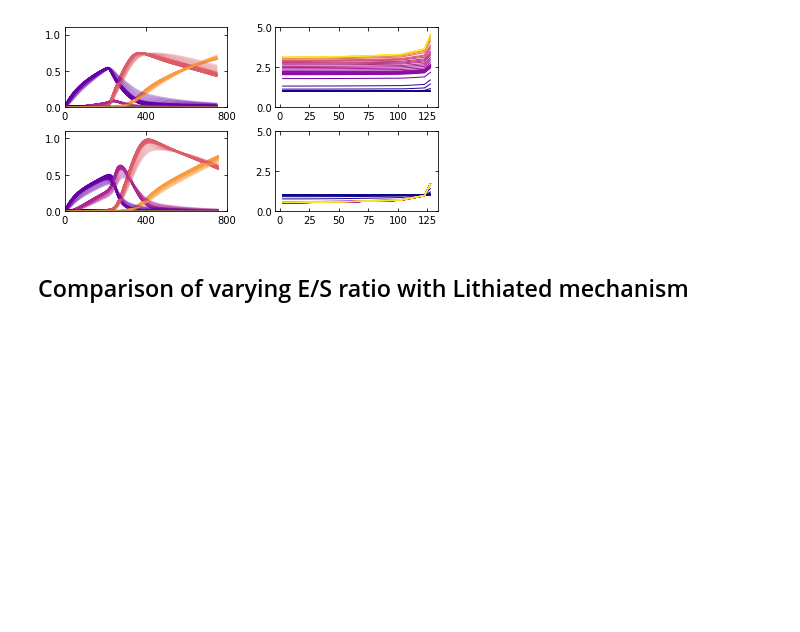
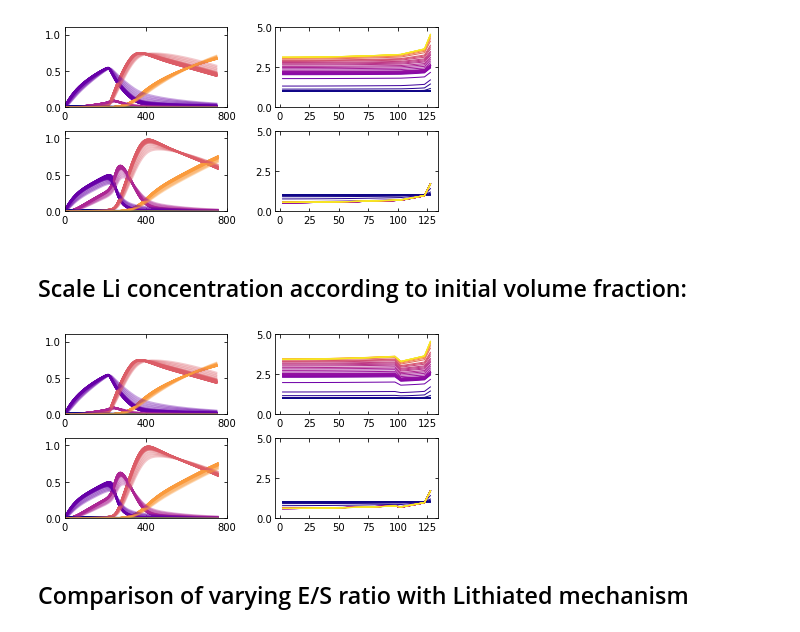
Before and after one commit to decaluwe/2020_Li_Sulfur_Modeling, a Jupyter notebook: Figures/scripts/Li_S Plotting.ipynb, the cells around one changed output. Saved outputs shown, nothing was run; the diff lists cells and outputs as text; code cells hidden in the pictures; blank space fills up the shorter version.

```diff
--- a/Figures/scripts/Li_S Plotting.ipynb
+++ b/Figures/scripts/Li_S Plotting.ipynb
@@ -485,6 +560,85 @@ os.chdir(owd)
  7.250e-05 7.750e-05 8.250e-05 8.750e-05 9.250e-05 9.750e-05 1.025e-04
  1.075e-04 1.125e-04 1.175e-04 1.225e-04 1.275e-04]
 [figure]
+# %% [markdown]
+## Scale Li concentration according to initial volume fraction:
+# %%
+os.chdir(owd)
+
+# Let's plot 1C results:
+C_rate_key = 2
+
+# Carbon volume fraction: read manually from input file.
+eps_C = 0.255
+
+fig, axs = plt.subplots(2, 2, sharex=False, sharey=False, num=1)
+plt.tight_layout()
+fig.set_size_inches((6., 3.))
+
+times = Cap_Li_65pct25um[keys_s[C_rate_key]]
+t_final = times.iloc[-1]
+times_cmap_Li = np.zeros((len(times),4))
+for i, t in enumerate(times):
+    times_cmap_Li[i] = matplotlib.cm.plasma(0.96*t/t_final)
+
+times = Cap_cascade_65pct25um[keys_s[C_rate_key]]
+t_final = times.iloc[-1]
+times_cmap_nonLi = np.zeros((len(times),4))
+for i, t in enumerate(times):
+    times_cmap_nonLi[i] = matplotlib.cm.plasma(0.96*t/t_final)
+
+for i in range(2):
+    for j in range(2):
+        axs[i,j].tick_params(direction='in')
+        tick_format(axs[i,j])
+
+for j in np.arange(0, points-1):
+    offset = j*6
+    for k in np.arange(0, 6):
+        axs[1,0].plot(Cap_Li_65pct25um[keys_s[C_rate_key]],
+            C_k_Li_65pct25um[keys_s[C_rate_key]].iloc[:, k+offset], linewidth=lw,
+            color=species_cmap[k], alpha=alphas[j])
+
+        axs[0,0].plot(Cap_cascade_65pct25um[keys_s[C_rate_key]],
+            C_k_cascade_65pct25um[keys_s[C_rate_key]].iloc[:, k+offset], linewidth=lw,
+            color=species_cmap[k], alpha=alphas[j])
+
+x_cat = np.concatenate((np.linspace(2.5e-6, inputs.H_cat+2.5e-6, inputs.npoints_cathode+1)[:-1],
+     np.linspace(inputs.H_cat+2.5e-6, inputs.H_cat+inputs.H_elyte+2.5e-6, inputs.npoints_sep+1)),0)
+
+for j in np.arange(0, len(Cap_Li_65pct25um[keys_s[C_rate_key]]), 30):
+    eps_scale = np.ones((points))
+    for i in range(inputs.npoints_cathode):
+        eps_scale[i] = ((1. - eps_C - eps_S8_65pct25um[keys_s[C_rate_key]].iloc[j,i] - eps_Li2S_65pct25um[keys_s[C_rate_key]].iloc[j,i])
+            /(1. - eps_C - eps_S8_65pct25um[keys_s[C_rate_key]].iloc[0,i] - eps_Li2S_65pct25um[keys_s[C_rate_key]].iloc[0,i]))
+
+    axs[1,1].plot(x_cat*1e6, C_Lip_65pct25um[keys_s[C_rate_key]].iloc[j, :points]*eps_scale,
+                  '-',color = times_cmap_Li[j], linewidth=lw/2)#, alpha=(j+100)/(len(Cap_Li_65pct25um[keys_s[C_rate_key]])+100))
+
+for j in np.arange(0, len(Cap_cascade_65pct25um[keys_s[C_rate_key]]), 30):
+    eps_scale = np.ones((points))
+    for i in range(inputs.npoints_cathode):
+        eps_scale[i] = ((1. - eps_C - eps_S8_cascade_65pct25um[keys_s[C_rate_key]].iloc[j,i] - eps_Li2S_cascade_65pct25um[keys_s[C_rate_key]].iloc[j,i])
+            /(1. - eps_C - eps_S8_cascade_65pct25um[keys_s[C_rate_key]].iloc[0,i]) - eps_Li2S_cascade_65pct25um[keys_s[C_rate_key]].iloc[0,i])
+
+    axs[0,1].plot(x_cat*1e6, C_Lip_cascade_65pct25um[keys_s[C_rate_key]].iloc[j, 0:points]*eps_scale,
+                  '-',color = times_cmap_nonLi[j], linewidth=lw/2)#color = species_cmap[0], alpha=(j+100)/(len(Cap_cascade_65pct25um[keys_s[C_rate_key]])+100))
+
+for j in range(2):
+    axs[j,0].set_xlim((0, 800))
+    axs[j,0].set_xticks([0, 400, 800])
+    axs[j,0].set_ylim((0.,1.1))
+    axs[j,0].set_yticks([0.0, 0.5, 1.0])
+    axs[j,1].set_ylim((0, 5))
+    axs[j,1].set_yticks([0.0, 2.5, 5.0])
+    # axs[j,1].set_xlim((0, 125))
+    axs[j,1].set_xticks([0, 25, 50, 75, 100, 125])
+
+plt.show()
+fig.savefig('Figure4_PolysulfideMechComparison_scaled.pdf')
+os.chdir(owd)
+# %% [output]
+[figure, added]
 # %% [markdown]
 ## Comparison of varying E/S ratio with Lithiated mechanism
 # %%
```
Also changed, not shown: parts of 9 cells of this notebook, 1 other file.
